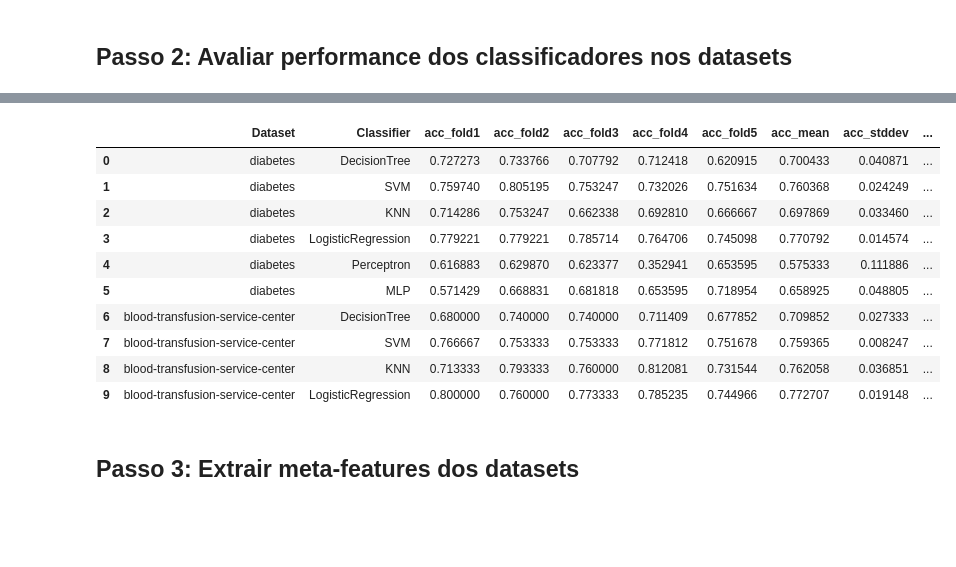
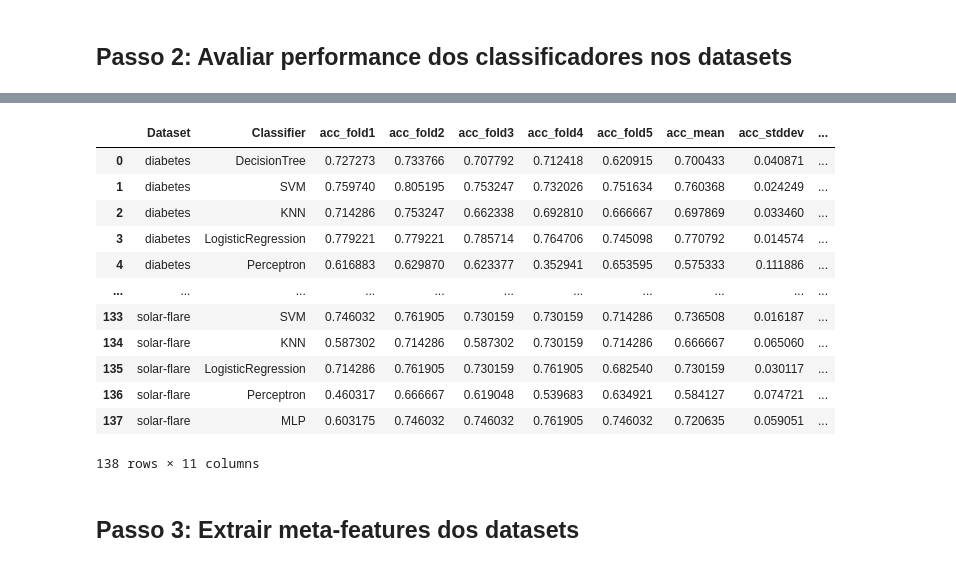
Before and after one commit to amorimlb/Meta-aprendizagem-2026.1-code, a Jupyter notebook: Example3/Example3.ipynb, the cells around one changed output, grey strips where cells are left out. Drawn from its saved outputs; the diff is of its cells as text; code cells hidden in the pictures; blank space fills up the shorter version.

```diff
--- a/Example3/Example3.ipynb
+++ b/Example3/Example3.ipynb
@@ -24,12 +29,13 @@ from sklearn.datasets import fetch_openml
 names = ['diabetes', 'blood-transfusion-service-center',
          'monks-problems-2', 'tic-tac-toe', 'titanic', 'pc1',
          'kr-vs-kp', 'phoneme', 'wdbc', 'semeion', 'isolet',
-         'cnae-9', 'ilpd-numeric', 'students_scores', 'kits',
+         'cnae-9', 'ilpd-numeric', 'students_scores',
          'usps', 'ibm-employee-performance','mushroom',
          'segment',  'autoUniv-au1-1000', 'pizzacutter3',
          'qsar', 'solar-flare']
 
 #errors: 'sick-numeric', 'telco-custumer-churn', 'credit-g', 'anneal'
+#Too big: 'kits'
 
 datasets = {}
 for name in names:
@@ -149,16 +389,18 @@ You can try to debug the error by setting error_score='raise'.
 # %%
-performances_df.head(10)
+performances_df
 # %% [output]
 |  | Dataset | Classifier | acc_fold1 | acc_fold2 | acc_fold3 | acc_fold4 | acc_fold5 | acc_mean | acc_stddev | ... |
 | 0 | diabetes | DecisionTree | 0.727273 | 0.733766 | 0.707792 | 0.712418 | 0.620915 | 0.700433 | 0.040871 | ... |
 | 1 | diabetes | SVM | 0.759740 | 0.805195 | 0.753247 | 0.732026 | 0.751634 | 0.760368 | 0.024249 | ... |
 | 2 | diabetes | KNN | 0.714286 | 0.753247 | 0.662338 | 0.692810 | 0.666667 | 0.697869 | 0.033460 | ... |
 | 3 | diabetes | LogisticRegression | 0.779221 | 0.779221 | 0.785714 | 0.764706 | 0.745098 | 0.770792 | 0.014574 | ... |
 | 4 | diabetes | Perceptron | 0.616883 | 0.629870 | 0.623377 | 0.352941 | 0.653595 | 0.575333 | 0.111886 | ... |
-| 5 | diabetes | MLP | 0.571429 | 0.668831 | 0.681818 | 0.653595 | 0.718954 | 0.658925 | 0.048805 | ... |
-| 6 | blood-transfusion-service-center | DecisionTree | 0.680000 | 0.740000 | 0.740000 | 0.711409 | 0.677852 | 0.709852 | 0.027333 | ... |
-| 7 | blood-transfusion-service-center | SVM | 0.766667 | 0.753333 | 0.753333 | 0.771812 | 0.751678 | 0.759365 | 0.008247 | ... |
-| 8 | blood-transfusion-service-center | KNN | 0.713333 | 0.793333 | 0.760000 | 0.812081 | 0.731544 | 0.762058 | 0.036851 | ... |
-| 9 | blood-transfusion-service-center | LogisticRegression | 0.800000 | 0.760000 | 0.773333 | 0.785235 | 0.744966 | 0.772707 | 0.019148 | ... |
+| ... | ... | ... | ... | ... | ... | ... | ... | ... | ... | ... |
+| 133 | solar-flare | SVM | 0.746032 | 0.761905 | 0.730159 | 0.730159 | 0.714286 | 0.736508 | 0.016187 | ... |
+| 134 | solar-flare | KNN | 0.587302 | 0.714286 | 0.587302 | 0.730159 | 0.714286 | 0.666667 | 0.065060 | ... |
+| 135 | solar-flare | LogisticRegression | 0.714286 | 0.761905 | 0.730159 | 0.761905 | 0.682540 | 0.730159 | 0.030117 | ... |
+| 136 | solar-flare | Perceptron | 0.460317 | 0.666667 | 0.619048 | 0.539683 | 0.634921 | 0.584127 | 0.074721 | ... |
+| 137 | solar-flare | MLP | 0.603175 | 0.746032 | 0.746032 | 0.761905 | 0.746032 | 0.720635 | 0.059051 | ... |
+138 rows × 11 columns
 # %% [markdown]
 ## Passo 3: Extrair meta-features dos datasets
```
Also changed, not shown: parts of 21 cells of this notebook.
